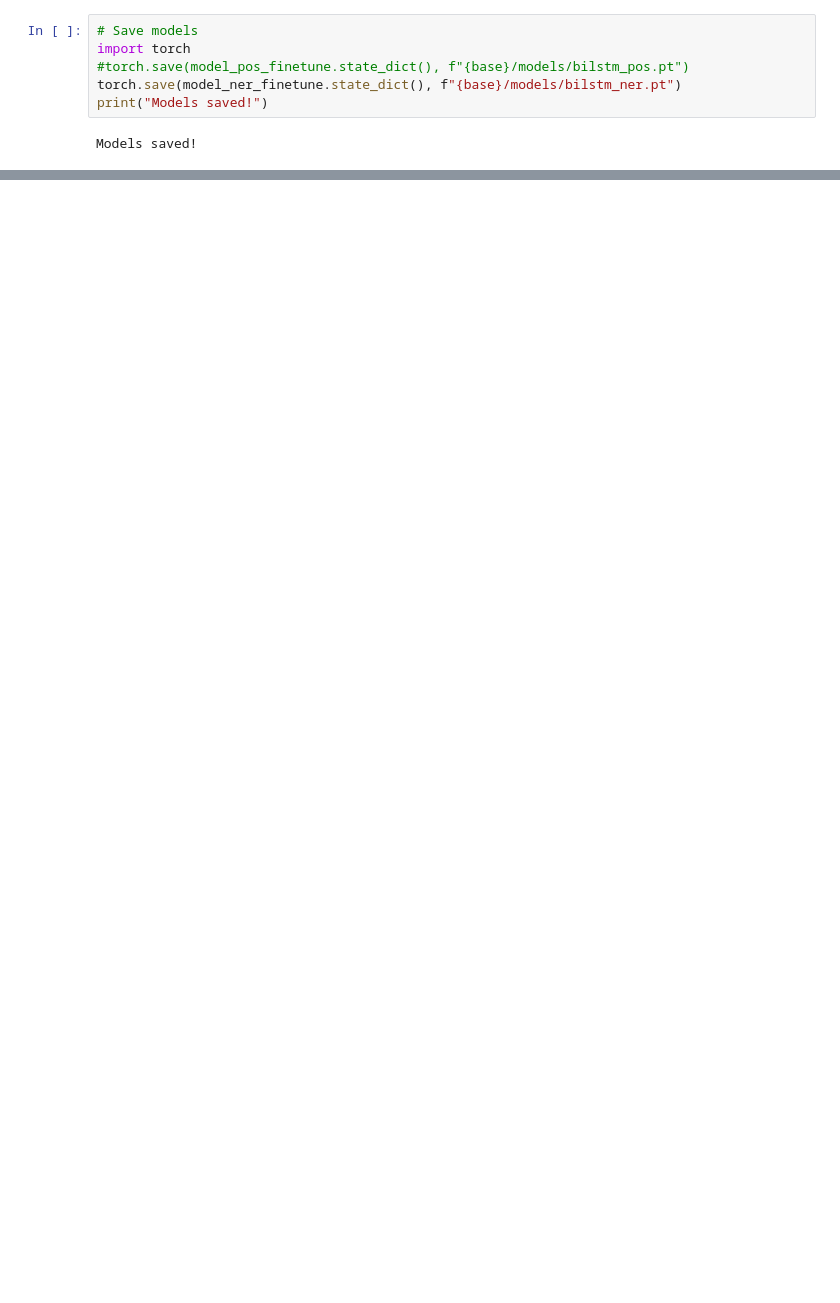
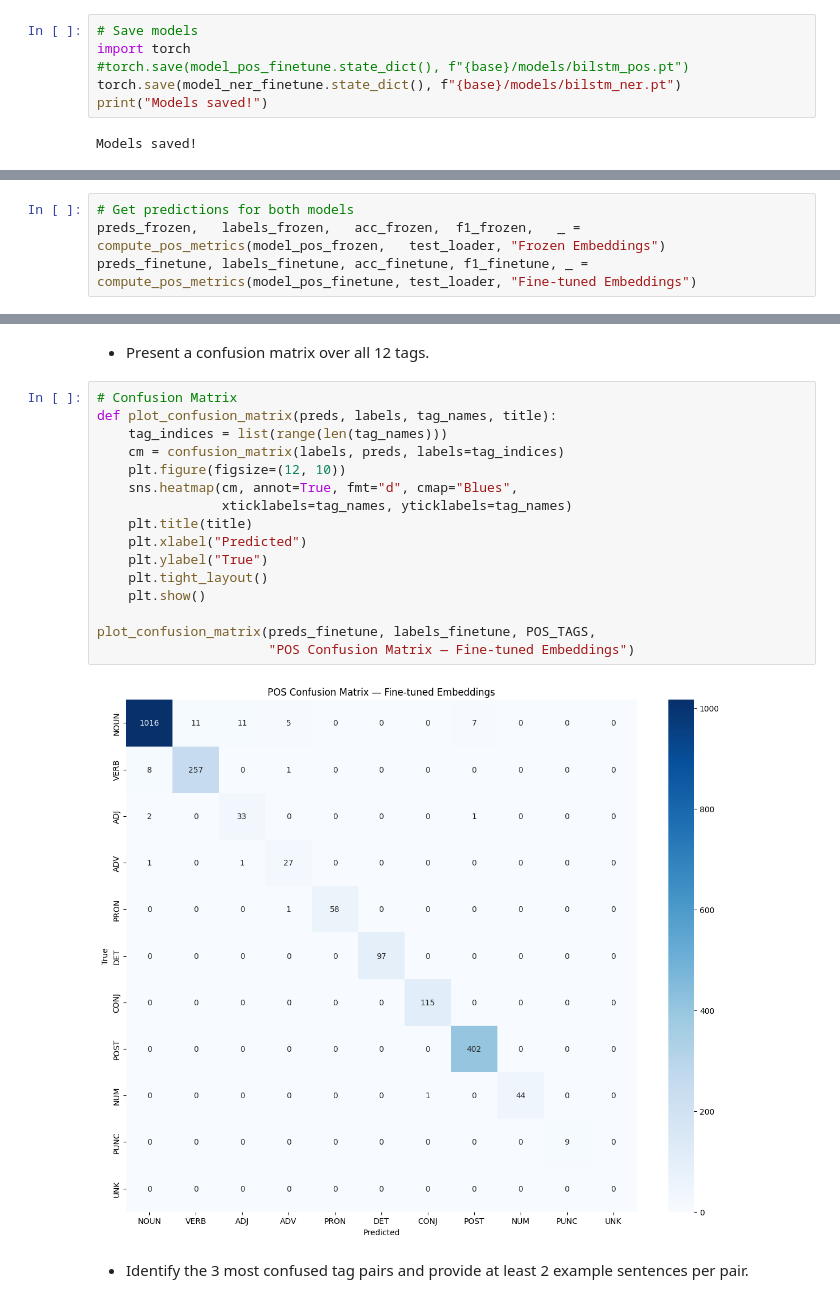
Before and after one commit to Fatima-Siddiqa/i23-2543-NLP-Assignment2, a Jupyter notebook: i23-2543_Assignment2_DS-A/i23-2543_Assignment2_DS-A.ipynb, the cells around one changed output, grey strips where cells are left out. Cells and saved outputs as stored; diff of their text form; blank space fills up the shorter version.

```diff
--- a/i23-2543_Assignment2_DS-A/i23-2543_Assignment2_DS-A.ipynb
+++ b/i23-2543_Assignment2_DS-A/i23-2543_Assignment2_DS-A.ipynb
@@ -2720,0 +2832,4 @@ Models saved!
+# %%
+# Get predictions for both models
+preds_frozen,   labels_frozen,   acc_frozen,  f1_frozen,   _ = compute_pos_metrics(model_pos_frozen,   test_loader, "Frozen Embeddings")
+preds_finetune, labels_finetune, acc_finetune, f1_finetune, _ = compute_pos_metrics(model_pos_finetune, test_loader, "Fine-tuned Embeddings")
@@ -2720,0 +2854,22 @@ Models saved!
+# %% [markdown]
+- Present a confusion matrix over all 12 tags.
+# %%
+# Confusion Matrix
+def plot_confusion_matrix(preds, labels, tag_names, title):
+    tag_indices = list(range(len(tag_names)))
+    cm = confusion_matrix(labels, preds, labels=tag_indices)
+    plt.figure(figsize=(12, 10))
+    sns.heatmap(cm, annot=True, fmt="d", cmap="Blues",
+                xticklabels=tag_names, yticklabels=tag_names)
+    plt.title(title)
+    plt.xlabel("Predicted")
+    plt.ylabel("True")
+    plt.tight_layout()
+    plt.show()
+
+plot_confusion_matrix(preds_finetune, labels_finetune, POS_TAGS,
+                      "POS Confusion Matrix — Fine-tuned Embeddings")
+# %% [output]
+[figure, added]
+# %% [markdown]
+- Identify the 3 most confused tag pairs and provide at least 2 example sentences per pair.
```
Also changed, not shown: parts of 27 cells of this notebook.
